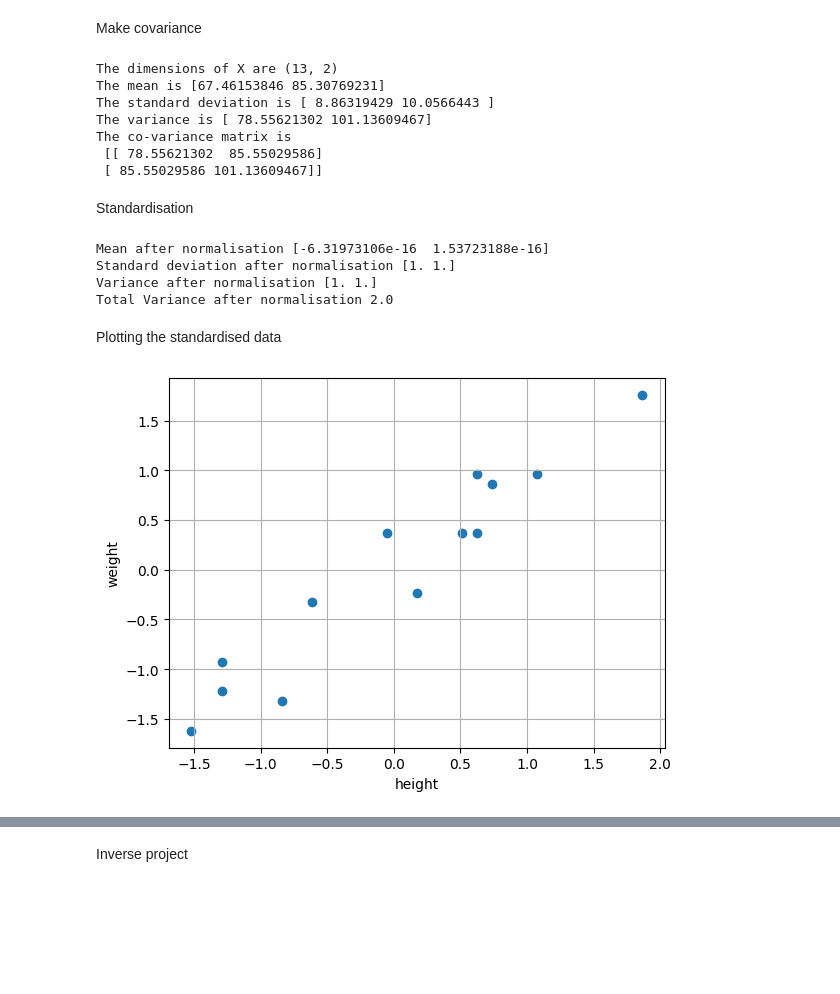
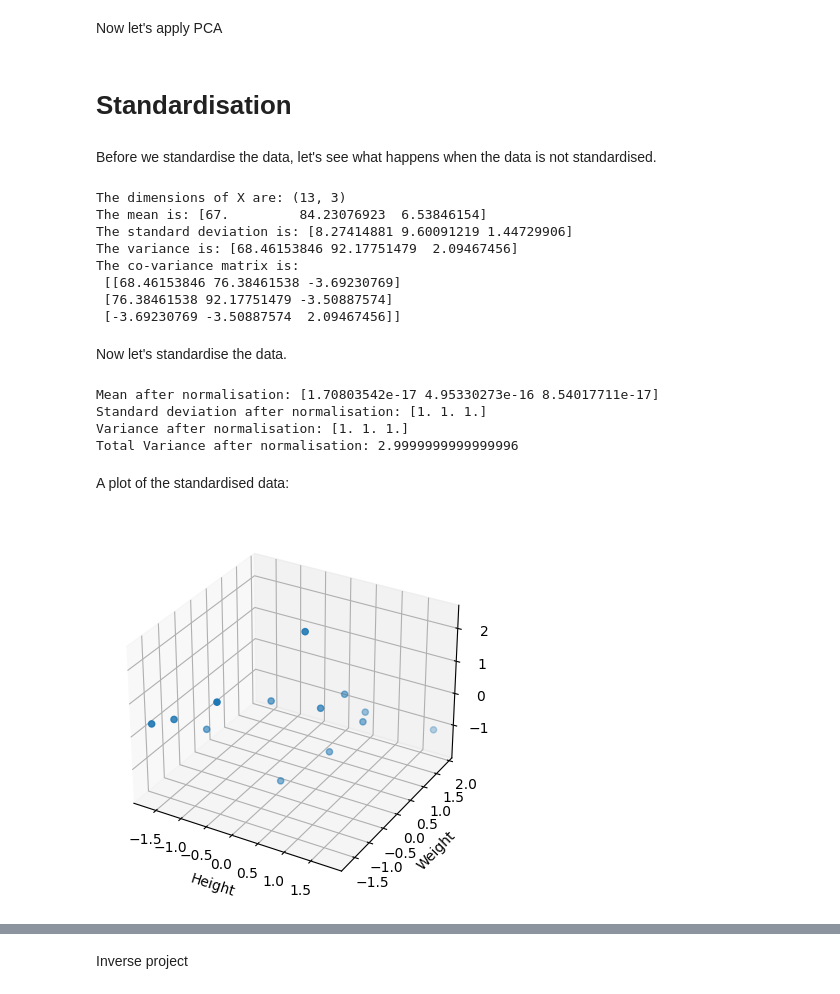
Before and after one commit to wilsbt/PCA, a Jupyter notebook: PCA_Tutorial_Mike.ipynb, the cells around one changed output, grey strips where cells are left out. Cells and saved outputs as stored; diff of their text form; code cells hidden in the pictures; blank space fills up the shorter version.

```diff
--- a/PCA_Tutorial_Mike.ipynb
+++ b/PCA_Tutorial_Mike.ipynb
@@ -5,5 +7,5 @@ Make data
 # %%
-import numpy as np
-weights = np.array([73,95,72,69,76,82,95,89,89,83,94,89,103]) #in kg
-heights = np.array([56,73,60,54,56,62,77,73,72,69,74,67,84,]) #in inches
+heights = np.array([55, 72, 61, 53, 57, 64, 75, 72, 71,67,74,68,82]) #in inches
+weights = np.array([71,92, 73, 68, 77, 84, 92, 87, 86, 81, 95, 87, 102]) #in kg
+shoe_size = np.array([7, 7, 8, 7, 6, 7, 6, 5, 7, 4, 6, 10, 5]) # in UK
 # %% [markdown]
@@ -21,52 +25,56 @@ plt.show()
+# %% [markdown]
+Now let's apply PCA
+# %% [markdown]
+# Standardisation
 # %% [markdown]
-Make covariance
+Before we standardise the data, let's see what happens when the data is not standardised.
 # %%
-X = np.vstack((heights,weights)).T # create data matrix
+X = np.vstack((heights, weights, shoe_size)).T # create data matrix
 N, d = X.shape
-print("The dimensions of X are", X.shape)
+print("The dimensions of X are:", X.shape)
+
 Xm = np.mean(X, axis=0)
 Xs = np.std(X, axis=0)
 Xv = np.var(X, axis=0)
-print("The mean is", Xm)
-print("The standard deviation is", Xs)
-print("The variance is", Xv)
+print("The mean is:", Xm)
+print("The standard deviation is:", Xs)
+print("The variance is:", Xv)
 
-snapshot = False
-if not snapshot:
-    Cx = np.cov(X.T, bias=True)
-else:
-    Cx = np.cov(X, bias=True)
-
-print("The co-variance matrix is\n", Cx)
+Cx = np.cov(X.T, bias=True)
+print("The co-variance matrix is:\n", Cx)
 # %% [output]
-The dimensions of X are (13, 2)
-The mean is [67.46153846 85.30769231]
-The standard deviation is [ 8.86319429 10.0566443 ]
-The variance is [ 78.55621302 101.13609467]
-The co-variance matrix is
- [[ 78.55621302  85.55029586]
- [ 85.55029586 101.13609467]]
+The dimensions of X are: (13, 3)
+The mean is: [67.         84.23076923  6.53846154]
+The standard deviation is: [8.27414881 9.60091219 1.44729906]
+The variance is: [68.46153846 92.17751479  2.09467456]
+The co-variance matrix is:
+ [[68.46153846 76.38461538 -3.69230769]
+ [76.38461538 92.17751479 -3.50887574]
+ [-3.69230769 -3.50887574  2.09467456]]
 # %% [markdown]
-Standardisation
+Now let's standardise the data.
 # %%
 Xn = (X-Xm)/Xs
-print("Mean after normalisation", np.mean(Xn, axis=0))
-print("Standard deviation after normalisation", np.std(Xn, axis=0))
-print("Variance after normalisation", np.var(Xn, axis=0))
-print("Total Variance after normalisation", np.sum(np.var(Xn, axis=0)))
+print("Mean after standardisation:", np.mean(Xn, axis=0))
+print("Standard deviation after standardisation:", np.std(Xn, axis=0))
+print("Variance after standardisation:", np.var(Xn, axis=0))
+print("Total Variance after standardisation:", np.sum(np.var(Xn, axis=0)))
 # %% [output]
-Mean after normalisation [-6.31973106e-16  1.53723188e-16]
-Standard deviation after normalisation [1. 1.]
-Variance after normalisation [1. 1.]
-Total Variance after normalisation 2.0
+Mean after normalisation: [1.70803542e-17 4.95330273e-16 8.54017711e-17]
+Standard deviation after normalisation: [1. 1. 1.]
+Variance after normalisation: [1. 1. 1.]
+Total Variance after normalisation: 2.9999999999999996
 # %% [markdown]
-Plotting the standardised data
+A plot of the standardised data:
 # %%
-plt.scatter(Xn[:,0],Xn[:,1])
-plt.grid()
-plt.xlabel('height')
-plt.ylabel('weight')
+fig = plt.figure()
+ax = fig.add_subplot(projection='3d')
+ax.scatter(Xn[:,0], Xn[:,1], Xn[:,2])
+ax.set_xlabel('Height')
+ax.set_ylabel('Weight')
+ax.set_zlabel('Shoe Size')
+ax.grid()
 plt.show()
 # %% [output]
-[figure, old version]
+[figure, new version]
 # %% [markdown]
```
Also changed, not shown: parts of 42 cells of this notebook, 3 other files.
